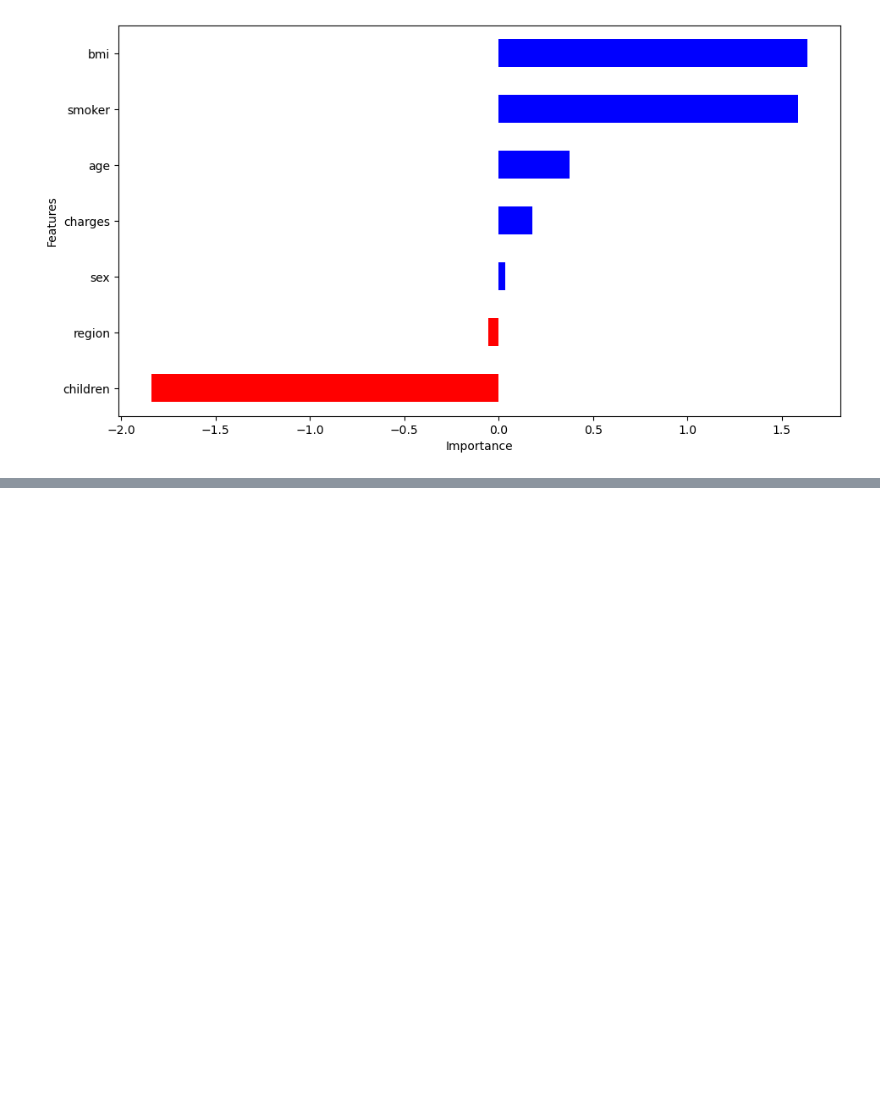
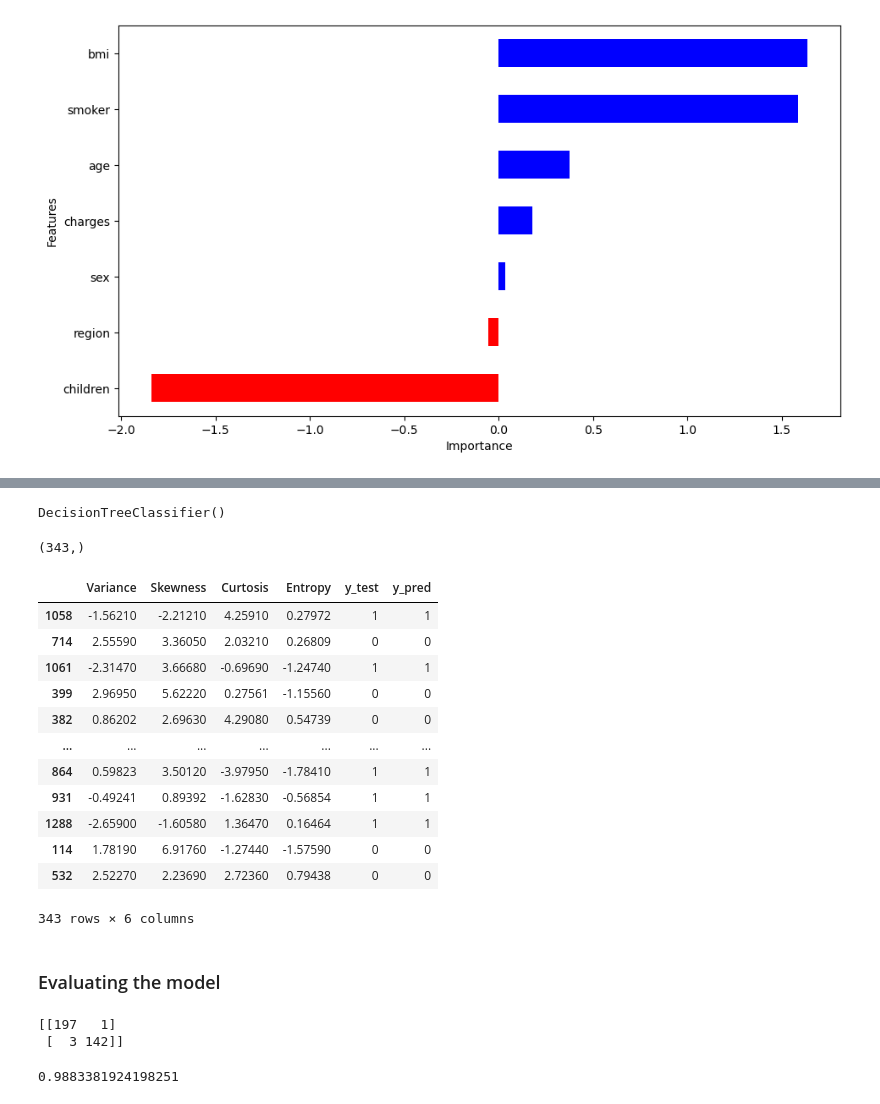
Before and after one commit to nishags83g/my-ai-learning, a Jupyter notebook: mylearnings.ipynb, the cells around one changed output, grey strips where cells are left out. Saved outputs shown, nothing was run; the diff lists cells and outputs as text; code cells hidden in the pictures; blank space fills up the shorter version.

```diff
--- a/mylearnings.ipynb
+++ b/mylearnings.ipynb
@@ -1165,0 +1240,7 @@ Text(0.5, 0, 'Importance')
+# %%
+# Training the Algorithm. Here we would use DecisionTreeClassifier
+from sklearn.tree import DecisionTreeClassifier
+myClassifier = DecisionTreeClassifier()
+myClassifier.fit(X_train,y_train)
+# %% [output]
+DecisionTreeClassifier()
@@ -1165,0 +1249,4 @@ Text(0.5, 0, 'Importance')
+# %%
+y_pred.shape
+# %% [output]
+(343,)
@@ -1165,0 +1260,18 @@ Text(0.5, 0, 'Importance')
+# %%
+compare_df
+# %% [output]
+|  | Variance | Skewness | Curtosis | Entropy | y_test | y_pred |
+| 1058 | -1.56210 | -2.21210 | 4.25910 | 0.27972 | 1 | 1 |
+| 714 | 2.55590 | 3.36050 | 2.03210 | 0.26809 | 0 | 0 |
+| 1061 | -2.31470 | 3.66680 | -0.69690 | -1.24740 | 1 | 1 |
+| 399 | 2.96950 | 5.62220 | 0.27561 | -1.15560 | 0 | 0 |
+| 382 | 0.86202 | 2.69630 | 4.29080 | 0.54739 | 0 | 0 |
+| ... | ... | ... | ... | ... | ... | ... |
+| 864 | 0.59823 | 3.50120 | -3.97950 | -1.78410 | 1 | 1 |
+| 931 | -0.49241 | 0.89392 | -1.62830 | -0.56854 | 1 | 1 |
+| 1288 | -2.65900 | -1.60580 | 1.36470 | 0.16464 | 1 | 1 |
+| 114 | 1.78190 | 6.91760 | -1.27440 | -1.57590 | 0 | 0 |
+| 532 | 2.52270 | 2.23690 | 2.72360 | 0.79438 | 0 | 0 |
+343 rows × 6 columns
+# %% [markdown]
+### Evaluating the model
@@ -1165,0 +1281,13 @@ Text(0.5, 0, 'Importance')
+# %%
+from sklearn.metrics import confusion_matrix
+cm_lr = confusion_matrix(y_test,y_pred)
+
+print(cm_lr)
+# %% [output]
+[[197   1]
+ [  3 142]]
+# %%
+from sklearn.metrics import accuracy_score
+print(accuracy_score(y_test, y_pred))
+# %% [output]
+0.9883381924198251
```
Also changed, not shown: parts of 21 cells of this notebook.
